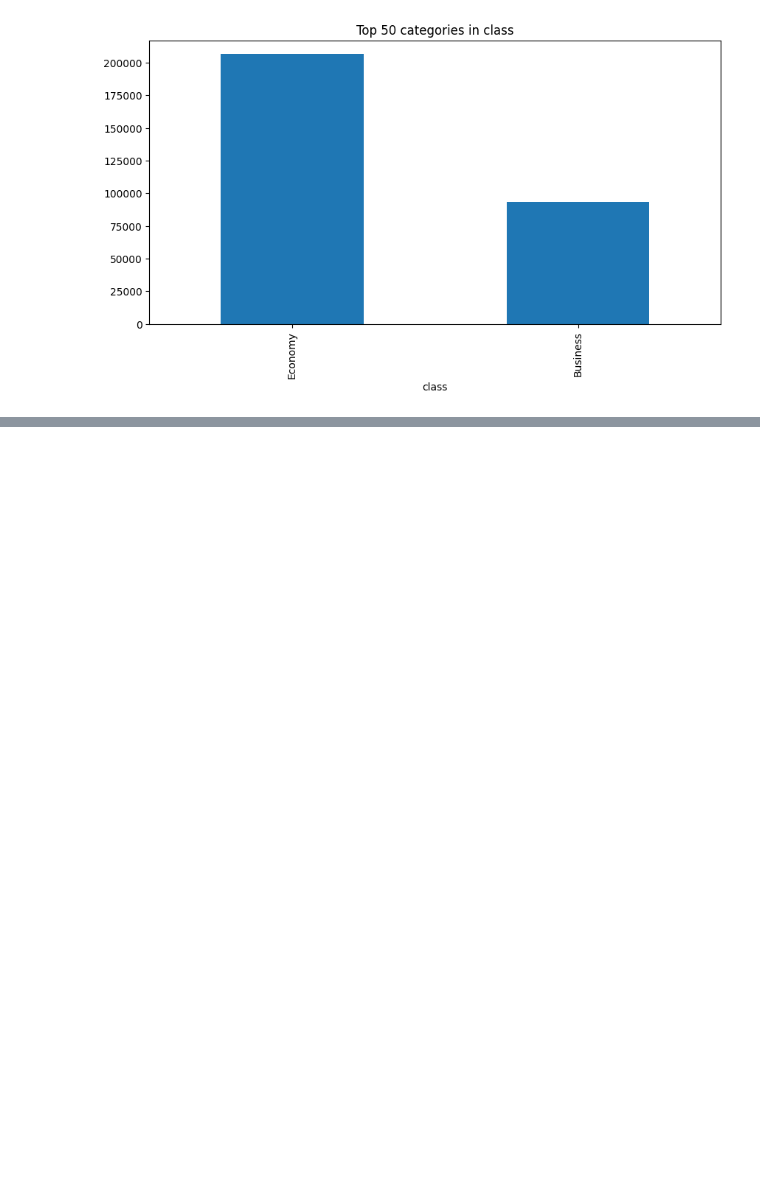
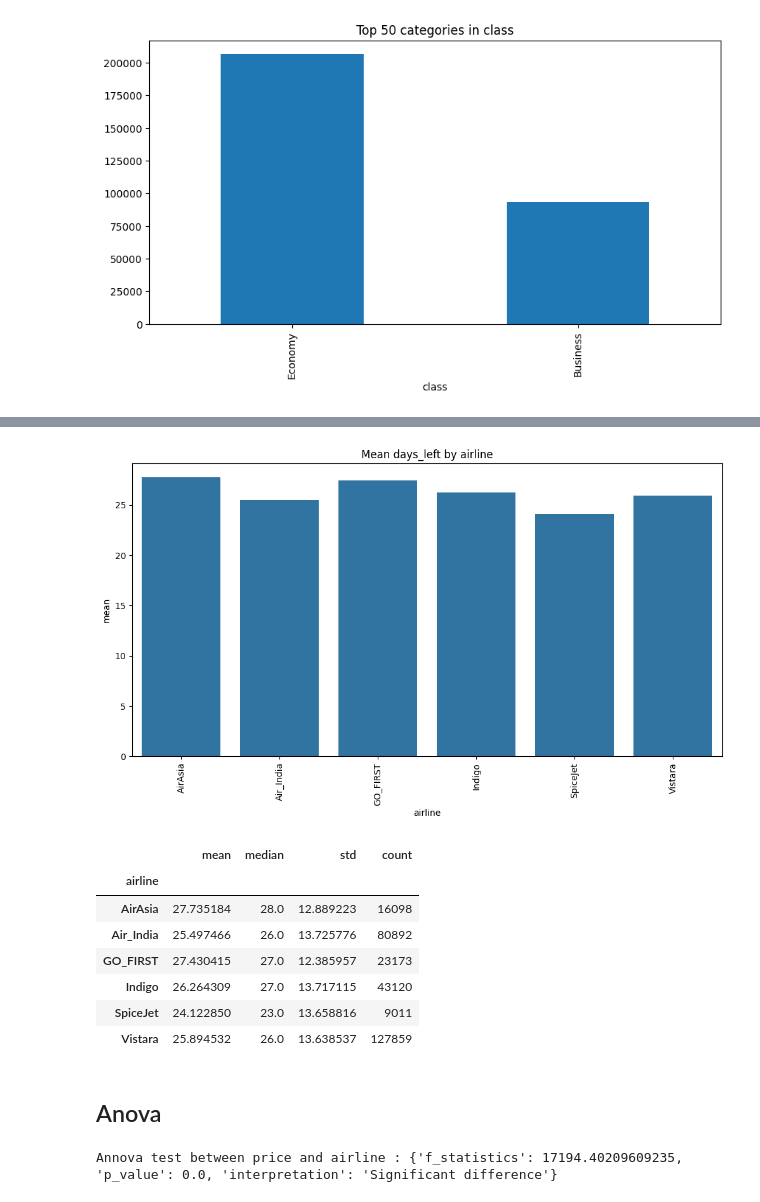
Before and after one commit to shuvakant6623/Airlines-flight-analysis-and-prediction, a Jupyter notebook: prediction.ipynb, the cells around one changed output, grey strips where cells are left out. Saved outputs shown, nothing was run; the diff lists cells and outputs as text; code cells hidden in the pictures; blank space fills up the shorter version.

```diff
--- a/prediction.ipynb
+++ b/prediction.ipynb
@@ -167,0 +296,28 @@ Freq_analysis(data,cat_cols)
+# %%
+plot_grouped_stats(data, "days_left", "airline")
+# %% [output]
+[figure, added]
+|  | mean | median | std | count |
+| airline |  |  |  |  |
+| AirAsia | 27.735184 | 28.0 | 12.889223 | 16098 |
+| Air_India | 25.497466 | 26.0 | 13.725776 | 80892 |
+| GO_FIRST | 27.430415 | 27.0 | 12.385957 | 23173 |
+| Indigo | 26.264309 | 27.0 | 13.717115 | 43120 |
+| SpiceJet | 24.122850 | 23.0 | 13.658816 | 9011 |
+| Vistara | 25.894532 | 26.0 | 13.638537 | 127859 |
+# %% [markdown]
+## Anova
+# %%
+def anova_test (data, num_cols, cat_cols):
+    groups = data.groupby(cat_cols)[num_cols].apply(list)
+    f_stat, p_value = f_oneway(*groups)
+    return {
+        'f_statistics' : f_stat,
+        'p_value'  : p_value,
+        'interpretation' : "Significant difference" if p_value < 0.05 else "No significant difference"
+    }
+annova_result = anova_test(data, "price", "airline")
+
+print("Annova test between price and airline :", annova_result)
+# %% [output]
+Annova test between price and airline : {'f_statistics': 17194.40209609235, 'p_value': 0.0, 'interpretation': 'Significant difference'}
```
Also changed, not shown: parts of 31 cells of this notebook.
